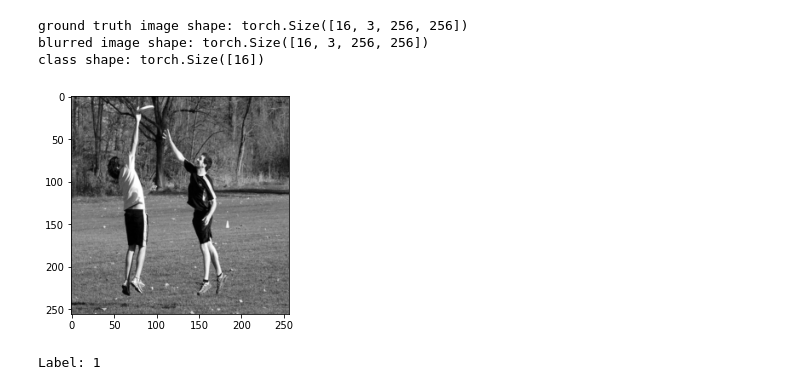
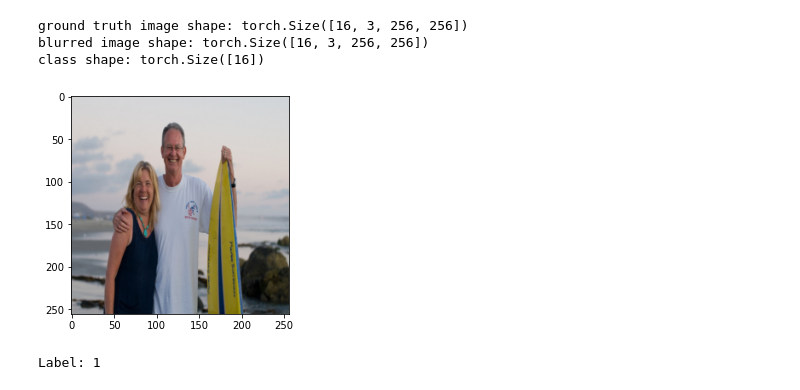
Before and after one commit to kushagraagrawal/Test_Time_Training_Image_Deblurring, a Jupyter notebook: Visualisation_playground.ipynb, the cells around one changed output. Drawn from its saved outputs; the diff is of its cells as text; code cells hidden in the pictures.

```diff
--- a/Visualisation_playground.ipynb
+++ b/Visualisation_playground.ipynb
@@ -39,16 +40,16 @@ index created!
 # %%
 data = next(iter(cocoDL))
 print(f"ground truth image shape: {data['image'].size()}")
 print(f"blurred image shape: {data['inputImg'].size()}")
 print(f"class shape: {data['class'].size()}")
 img = data['image'][14].squeeze()
 label = data['class'][14]
-plt.imshow(img[0, :, :], cmap="gray")
+plt.imshow(img.permute(1,2,0))
 plt.show()
 print(f"Label: {label}")
 # %% [output]
 ground truth image shape: torch.Size([16, 3, 256, 256])
 blurred image shape: torch.Size([16, 3, 256, 256])
 class shape: torch.Size([16])
-[figure, old version]
+[figure, new version]
 Label: 1
```
Also changed, not shown: parts of 3 cells of this notebook.
